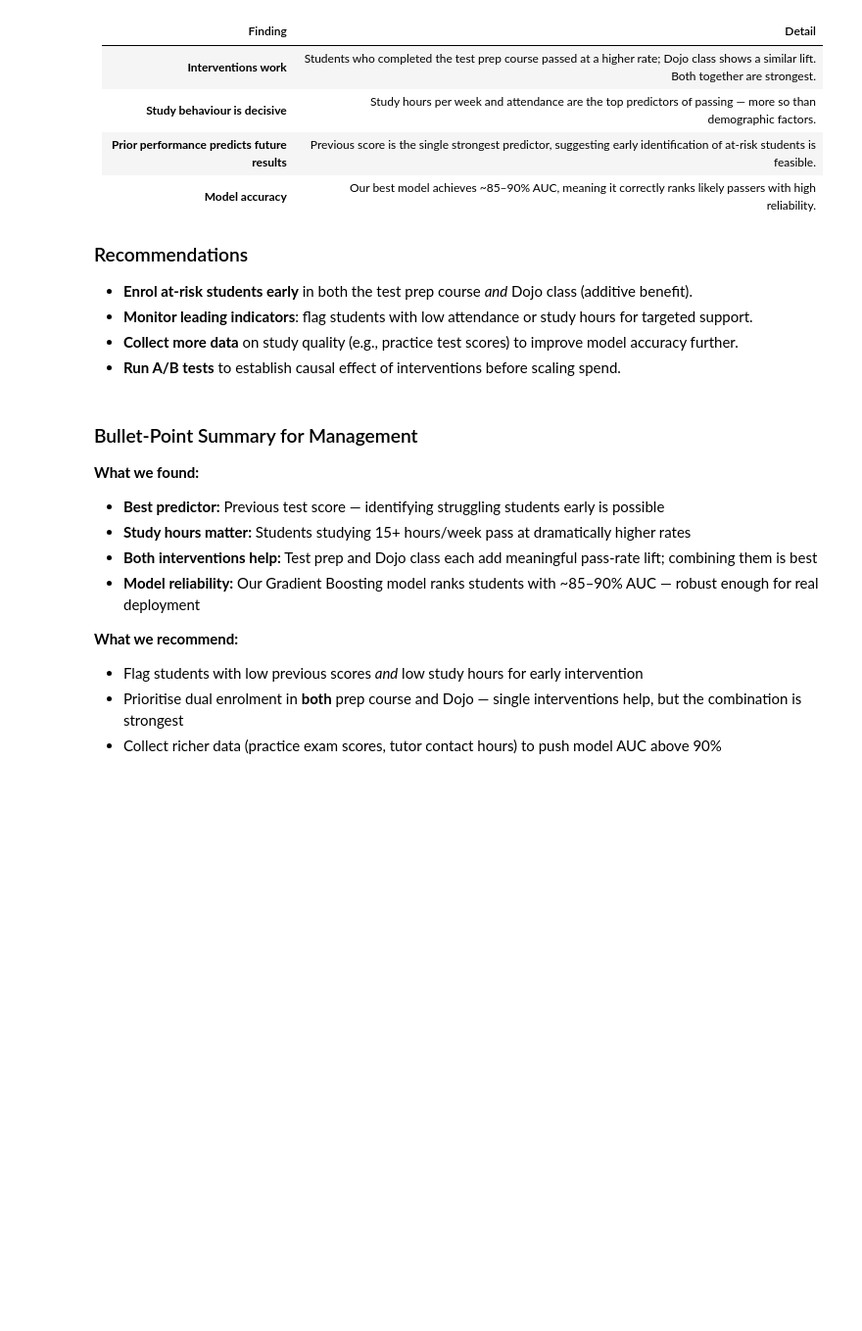
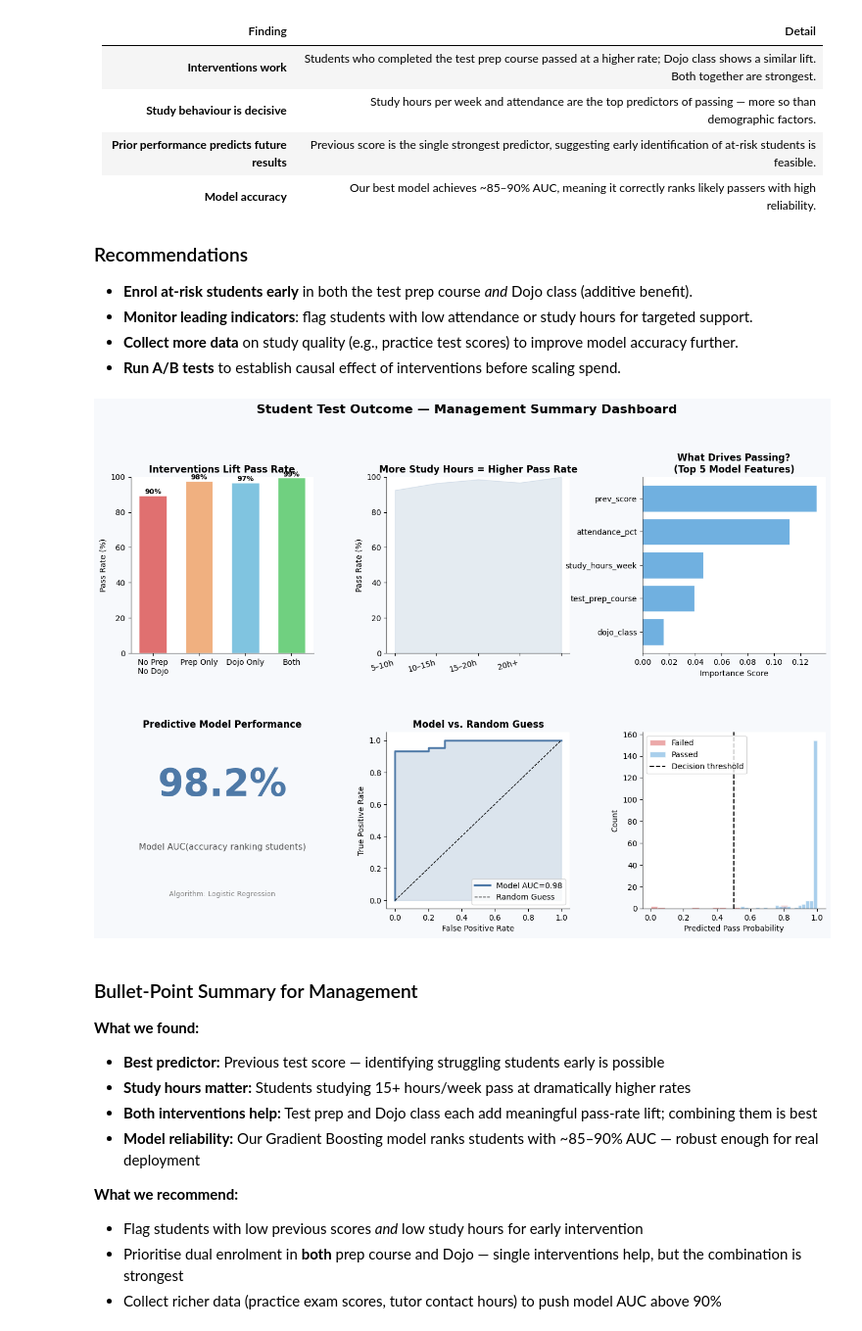
Before and after one commit to BimlaDanu/AI_ML_DL_GenAI, a Jupyter notebook: DS_take_me_home_challenges/triad_challenge.ipynb, the cells around one changed output. Shown at 98% size. Cells and saved outputs as stored; diff of their text form; code cells hidden in the pictures; blank space fills up the shorter version.

```diff
--- a/DS_take_me_home_challenges/triad_challenge.ipynb
+++ b/DS_take_me_home_challenges/triad_challenge.ipynb
@@ -507,7 +600,7 @@ ax2 = fig.add_subplot(gs[0, 1])
 df['study_bin'] = pd.cut(df['study_hours_week'], bins=[0,5,10,15,20,40],
                           labels=['0–5h','5–10h','10–15h','15–20h','20h+'])
 pass_by_study = df.groupby('study_bin')['passed'].mean() * 100
-ax2.plot(pass_by_study.index, pass_by_study.values, marker='o', color='#4e79a7', linewidth=2.5, markersize=8)
+#ax2.plot(pass_by_study.index, pass_by_study.values, marker='o', color='#4e79a7', linewidth=2.5, markersize=8)
 ax2.fill_between(range(len(pass_by_study)), pass_by_study.values, alpha=0.15, color='#4e79a7')
 ax2.set_ylim(0, 100)
 ax2.set_ylabel('Pass Rate (%)')
@@ -527,41 +620,42 @@ ax4.axis('off')
 auc_val = test_results[best_name]['auc']
 ax4.text(0.5, 0.7, f'{auc_val:.1%}', ha='center', va='center', fontsize=48,
          fontweight='bold', color='#4e79a7', transform=ax4.transAxes)
-ax4.text(0.5, 0.35, 'Model AUC
-(accuracy ranking students)', ha='center', va='center',
+ax4.text(0.5, 0.35, 'Model AUC(accuracy ranking students)', ha='center', va='center',
          fontsize=11, transform=ax4.transAxes, color='#555')
 ax4.text(0.5, 0.08, f'Algorithm: {best_name}', ha='center', va='center',
          fontsize=9, transform=ax4.transAxes, color='#888')
 ax4.set_title('Predictive Model Performance', fontweight='bold')
 
 # 5. ROC curve clean
 ax5 = fig.add_subplot(gs[1, 1])
 fpr, tpr, _ = roc_curve(y_test, test_results[best_name]['y_proba'])
 ax5.fill_between(fpr, tpr, alpha=0.2, color='#4e79a7')
 ax5.plot(fpr, tpr, color='#4e79a7', lw=2.5, label=f'Model AUC={auc_val:.2f}')
 ax5.plot([0,1],[0,1],'k--',lw=1,label='Random Guess')
 ax5.set_xlabel('False Positive Rate')
 ax5.set_ylabel('True Positive Rate')
 ax5.set_title('Model vs. Random Guess', fontweight='bold')
 ax5.legend()
 
 # 6. At-risk student identification concept
 ax6 = fig.add_subplot(gs[1, 2])
 proba = test_results[best_name]['y_proba']
 passed_mask = y_test == 1
 ax6.hist(proba[~passed_mask], bins=20, alpha=0.6, color='#e07070', label='Failed', edgecolor='white')
 ax6.hist(proba[passed_mask], bins=20, alpha=0.6, color='#70b0e0', label='Passed', edgecolor='white')
 ax6.axvline(0.5, color='black', lw=1.5, linestyle='--', label='Decision threshold')
 ax6.set_xlabel('Predicted Pass Probability')
 ax6.set_ylabel('Count')
-ax6.set_title('Model Separates Passers
-from Failers', fontweight='bold')
+#ax6.set_title('Model Separates Passers
+#from Failers', fontweight='bold')
 ax6.legend()
 
 plt.suptitle('Student Test Outcome — Management Summary Dashboard', fontsize=16,
              fontweight='bold', y=1.01)
 plt.savefig('/tmp/fig_dashboard.png', dpi=150, bbox_inches='tight')
 plt.show()
+# %% [output]
+[figure, added]
 # %% [markdown]
 ### Bullet-Point Summary for Management
 
```
Also changed, not shown: parts of 26 cells of this notebook.
